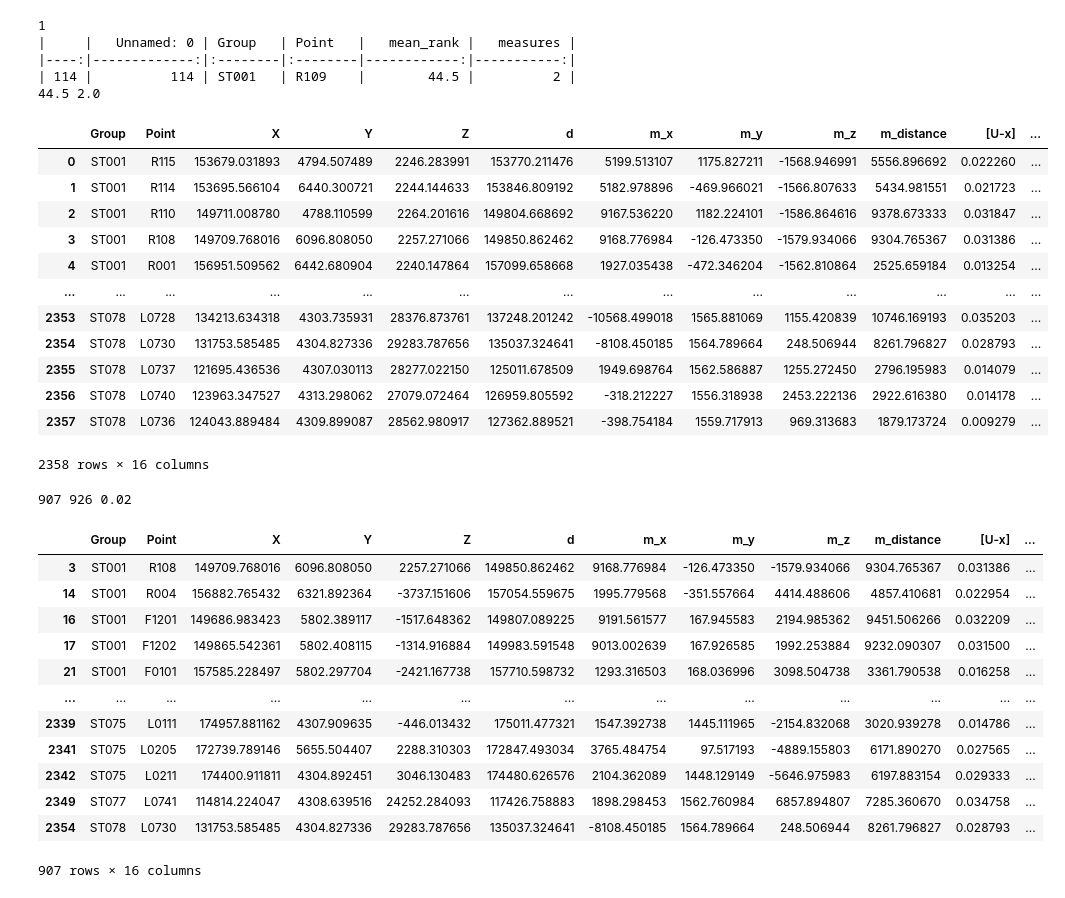
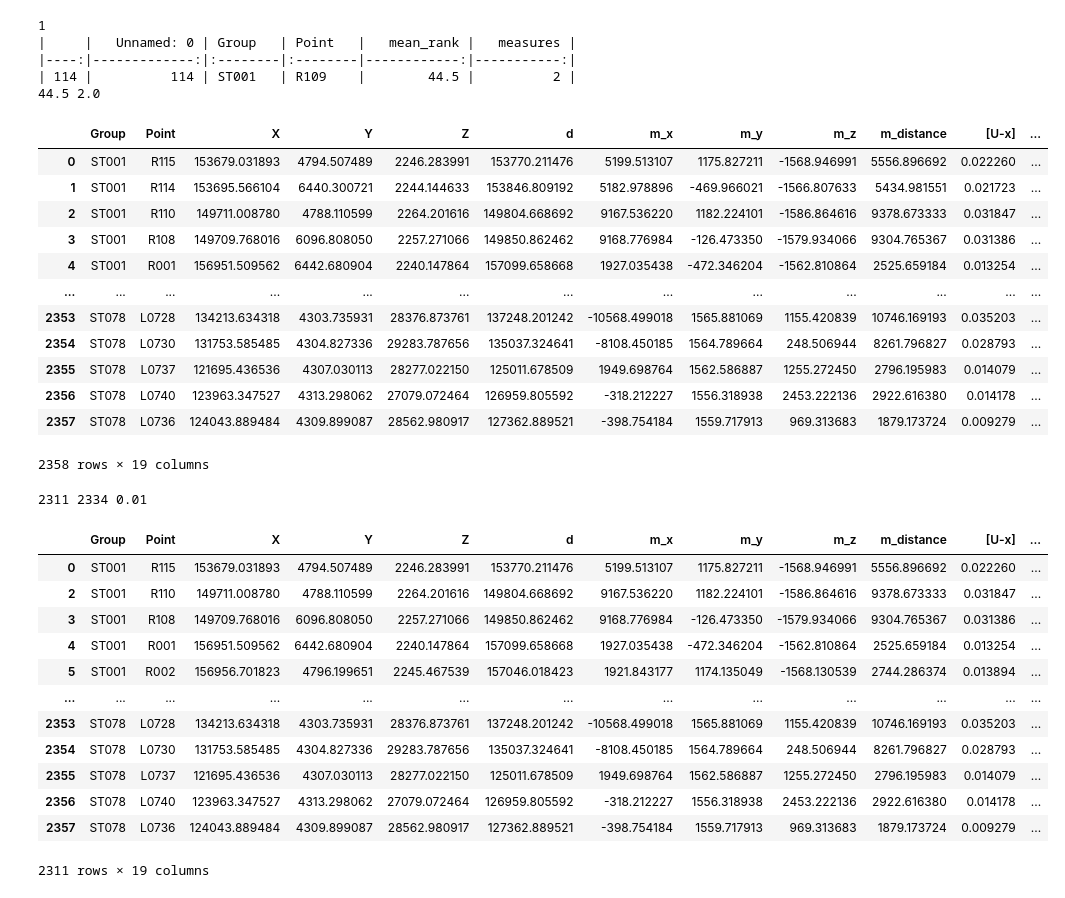
Before and after one commit to Alexander1729/max, a Jupyter notebook: python_point_data_cleaned.ipynb, the cells around one changed output. Cells and saved outputs as stored; diff of their text form; code cells hidden in the pictures.

Commit message:
nn and rank

```diff
--- a/python_point_data_cleaned.ipynb
+++ b/python_point_data_cleaned.ipynb
@@ -500,9 +500,34 @@ df['m_z'] = np.nan
 def distance3(dx_f, dy_f, dz_f):
     return dx_f, dy_f, dz_f
 
+# i_df_org
+####
+i_df = pd.read_excel("C:/Users/alelen/Documents/Export Data/Instrument Transforms.xls", skiprows=36, header=None)
+c = i_df.head(8).to_markdown(); print(c)
+len(i_df)/7
+
+i_df_org = pd.DataFrame(columns=['Station name', 'Measures', 'Scale factor', 'Position X', 'Position Y', 'Position Z', 'Rx', 'Ry', 'Rz'])
+
+for i in range(0,len(i_df),7):
+    name = i_df[0].iloc[0+i]
+    meas = i_df[1].iloc[1+i]
+    scale = i_df[1].iloc[2+i]
+    px = i_df[1].iloc[4+i]
+    py = i_df[2].iloc[4+i]
+    pz = i_df[3].iloc[4+i]
+    rx = i_df[1].iloc[6+i]
+    ry = i_df[2].iloc[6+i]
+    rz = i_df[3].iloc[6+i]
+
+    i_df_org.loc[len(i_df_org)] = [name, meas, scale, px, py,pz, rx,ry,rz]
+
+i_df_org.loc[:, ('Station name')] = 'ST' + i_df_org['Station name'].str.split('ST').str[1]
+
 i_df_org
+
 df
-d1 = df.loc[:, ('Group', 'Point', 'X', 'Y','Z','d', 'm_x', 'm_y', 'm_z', 'm_distance', '[U-x]', '[U-y]', '[U-z]', '[U-mag]')].copy()
+d1 = df.loc[:, ('Group', 'Point', 'X', 'Y','Z','d', 'm_x', 'm_y', 'm_z', 'm_distance', '[U-x]', '[U-y]', '[U-z]', '[U-mag]',
+                'Temperature', 'Pressure', 'Humidity')].copy()
 
 for j,i in enumerate(i_df_org['Station name']):
     i_loc = d1.query("Group == @i").index
@@ -625,32 +673,32 @@ d2
 | 2355 | ST078 | L0737 | 121695.436536 | 4307.030113 | 28277.022150 | 125011.678509 | 1949.698764 | 1562.586887 | 1255.272450 | 2796.195983 | 0.014079 | ... |
 | 2356 | ST078 | L0740 | 123963.347527 | 4313.298062 | 27079.072464 | 126959.805592 | -318.212227 | 1556.318938 | 2453.222136 | 2922.616380 | 0.014178 | ... |
 | 2357 | ST078 | L0736 | 124043.889484 | 4309.899087 | 28562.980917 | 127362.889521 | -398.754184 | 1559.717913 | 969.313683 | 1879.173724 | 0.009279 | ... |
-2358 rows × 16 columns
+2358 rows × 19 columns
 # %%
 # val = 'ST001'
 # point = 'R108'
 # t_index = d2.query("Group == @val and Point == @point").index[0]
 # print("index", t_index)
 # print(d2.to_markdown())
 
 # nan = np.nan
 d3 = d2.query("rank == rank")
 
-print(len(d3), len(df_rank), f'{(1-861/880):.2f}')
-d3.loc[:,('Group', 'Point', 'm_distance', 'rank', 'measures')].to_csv('rank_d_r.csv')
+print(len(d3), len(df_rank), f'{(1-len(d3)/len(df_rank)):.2f}')
+d3.loc[:,('Group', 'Point', 'm_distance', 'rank', 'measures', 'Temperature', 'Pressure', 'Humidity')].to_csv('rank_d_r.csv')
 d3
 # %% [output]
-907 926 0.02
+2311 2334 0.01
 |  | Group | Point | X | Y | Z | d | m_x | m_y | m_z | m_distance | [U-x] | ... |
+| 0 | ST001 | R115 | 153679.031893 | 4794.507489 | 2246.283991 | 153770.211476 | 5199.513107 | 1175.827211 | -1568.946991 | 5556.896692 | 0.022260 | ... |
+| 2 | ST001 | R110 | 149711.008780 | 4788.110599 | 2264.201616 | 149804.668692 | 9167.536220 | 1182.224101 | -1586.864616 | 9378.673333 | 0.031847 | ... |
 | 3 | ST001 | R108 | 149709.768016 | 6096.808050 | 2257.271066 | 149850.862462 | 9168.776984 | -126.473350 | -1579.934066 | 9304.765367 | 0.031386 | ... |
-| 14 | ST001 | R004 | 156882.765432 | 6321.892364 | -3737.151606 | 157054.559675 | 1995.779568 | -351.557664 | 4414.488606 | 4857.410681 | 0.022954 | ... |
-| 16 | ST001 | F1201 | 149686.983423 | 5802.389117 | -1517.648362 | 149807.089225 | 9191.561577 | 167.945583 | 2194.985362 | 9451.506266 | 0.032209 | ... |
-| 17 | ST001 | F1202 | 149865.542361 | 5802.408115 | -1314.916884 | 149983.591548 | 9013.002639 | 167.926585 | 1992.253884 | 9232.090307 | 0.031500 | ... |
-| 21 | ST001 | F0101 | 157585.228497 | 5802.297704 | -2421.167738 | 157710.598732 | 1293.316503 | 168.036996 | 3098.504738 | 3361.790538 | 0.016258 | ... |
+| 4 | ST001 | R001 | 156951.509562 | 6442.680904 | 2240.147864 | 157099.658668 | 1927.035438 | -472.346204 | -1562.810864 | 2525.659184 | 0.013254 | ... |
+| 5 | ST001 | R002 | 156956.701823 | 4796.199651 | 2245.467539 | 157046.018423 | 1921.843177 | 1174.135049 | -1568.130539 | 2744.286374 | 0.013894 | ... |
 | ... | ... | ... | ... | ... | ... | ... | ... | ... | ... | ... | ... | ... |
-| 2339 | ST075 | L0111 | 174957.881162 | 4307.909635 | -446.013432 | 175011.477321 | 1547.392738 | 1445.111965 | -2154.832068 | 3020.939278 | 0.014786 | ... |
-| 2341 | ST075 | L0205 | 172739.789146 | 5655.504407 | 2288.310303 | 172847.493034 | 3765.484754 | 97.517193 | -4889.155803 | 6171.890270 | 0.027565 | ... |
-| 2342 | ST075 | L0211 | 174400.911811 | 4304.892451 | 3046.130483 | 174480.626576 | 2104.362089 | 1448.129149 | -5646.975983 | 6197.883154 | 0.029333 | ... |
-| 2349 | ST077 | L0741 | 114814.224047 | 4308.639516 | 24252.284093 | 117426.758883 | 1898.298453 | 1562.760984 | 6857.894807 | 7285.360670 | 0.034758 | ... |
+| 2353 | ST078 | L0728 | 134213.634318 | 4303.735931 | 28376.873761 | 137248.201242 | -10568.499018 | 1565.881069 | 1155.420839 | 10746.169193 | 0.035203 | ... |
 | 2354 | ST078 | L0730 | 131753.585485 | 4304.827336 | 29283.787656 | 135037.324641 | -8108.450185 | 1564.789664 | 248.506944 | 8261.796827 | 0.028793 | ... |
+| 2355 | ST078 | L0737 | 121695.436536 | 4307.030113 | 28277.022150 | 125011.678509 | 1949.698764 | 1562.586887 | 1255.272450 | 2796.195983 | 0.014079 | ... |
+| 2356 | ST078 | L0740 | 123963.347527 | 4313.298062 | 27079.072464 | 126959.805592 | -318.212227 | 1556.318938 | 2453.222136 | 2922.616380 | 0.014178 | ... |
+| 2357 | ST078 | L0736 | 124043.889484 | 4309.899087 | 28562.980917 | 127362.889521 | -398.754184 | 1559.717913 | 969.313683 | 1879.173724 | 0.009279 | ... |
-907 rows × 16 columns
+2311 rows × 19 columns
```
Also changed, not shown: parts of 1 cell of this notebook, 8 other files.
